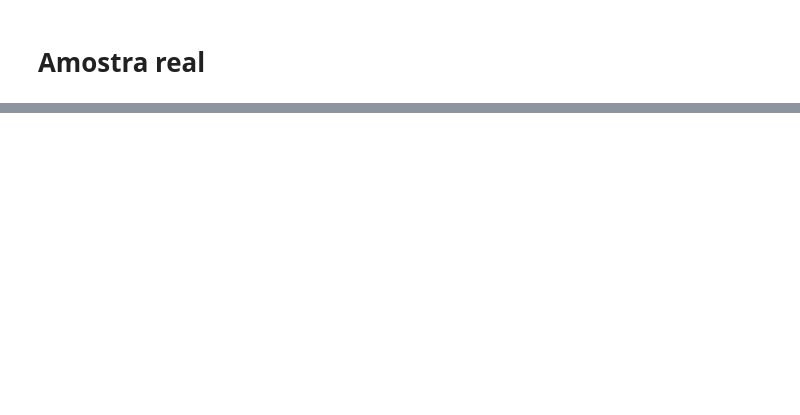
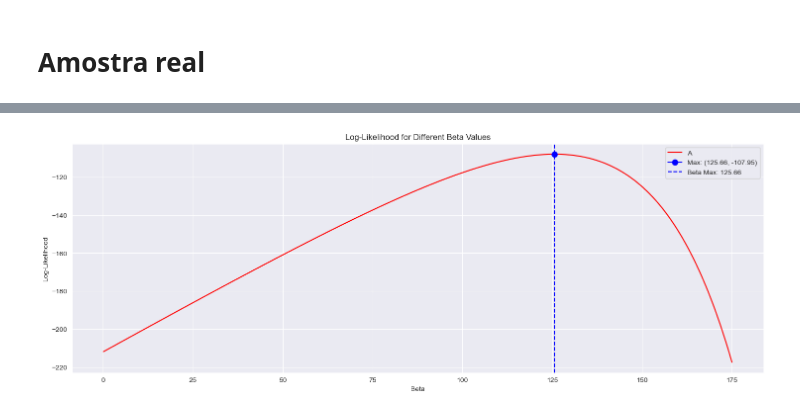
Before and after one commit to arthurhirez/Bayesian, a Jupyter notebook: Bayes.ipynb, the cells around one changed output, grey strips where cells are left out. Saved outputs shown, nothing was run; the diff lists cells and outputs as text; code cells hidden in the pictures; blank space fills up the shorter version.

```diff
--- a/Bayes.ipynb
+++ b/Bayes.ipynb
@@ -427,0 +458,30 @@ plt.show()
+# %%
+def LL_A(beta_hat, x_values, **kwargs):
+    sum_X = sum(x**-1 for x in x_values)
+    sum_numerator = sum(np.exp(beta_hat/x) - 1 for x in x_values)
+    sum_ln = sum(np.log(x) for x in x_values)
+    ll = (beta_hat * sum_X) - (sum_numerator / beta_hat) - (2 * sum_ln)
+    return ll
+
+
+beta = np.linspace(0.1, 175, 2500)
+ll_values = [LL_A(beta_hat, sample_real) for beta_hat in beta]
+
+max_index = np.argmax(ll_values)
+max_beta = beta[max_index]
+max_ll = ll_values[max_index]
+
+fig, ax = plt.subplots(1, 1, figsize=(18, 6))
+
+ax.plot(beta, ll_values, color='red', label='A')
+
+ax.plot(max_beta, max_ll, marker='o', markersize=8, color='blue', label=f'Max: ({max_beta:.2f}, {max_ll:.2f})')
+ax.axvline(x=max_beta, color='blue', linestyle='--', label=f'Beta Max: {max_beta:.2f}')
+
+ax.set_xlabel('Beta')
+ax.set_ylabel('Log-Likelihood')
+ax.set_title('Log-Likelihood for Different Beta Values')
+ax.legend()
+plt.show()
+# %% [output]
+[figure, added]
```
Also changed, not shown: parts of 7 cells of this notebook.
